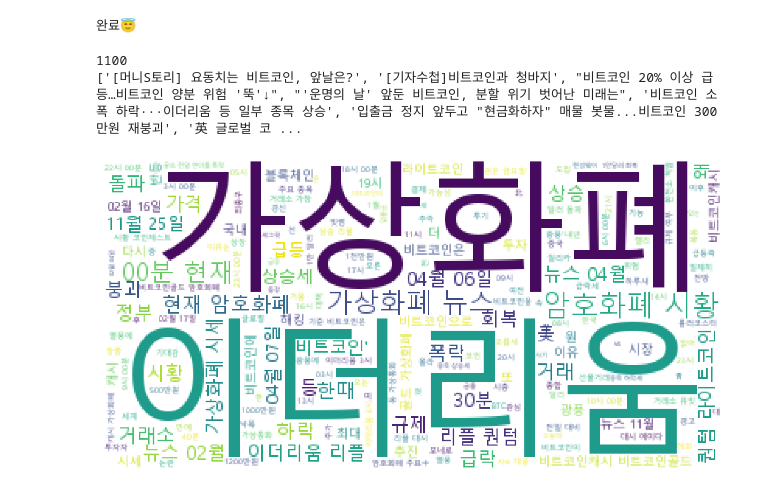
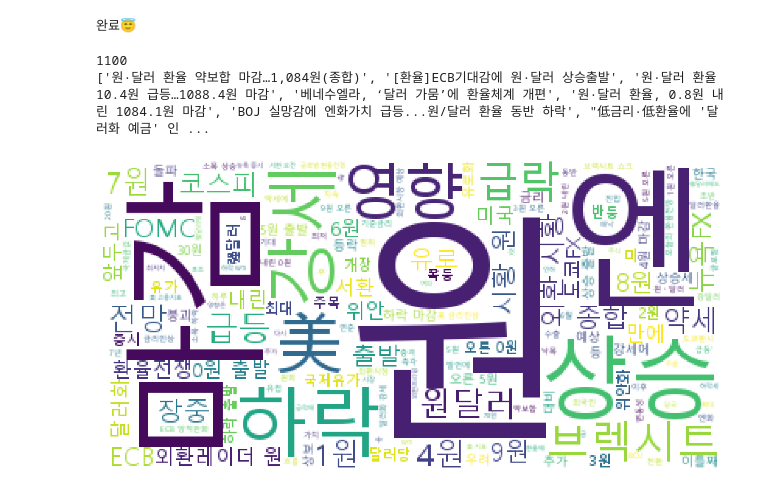
Before and after one commit to Ahram-Jeong/data-analysis-project, a Jupyter notebook: notebooks/BitcoinDataAnalysisV2_2014_2019.ipynb, the cells around one changed output. Drawn from its saved outputs; the diff is of its cells as text; code cells hidden in the pictures.

```diff
--- a/notebooks/BitcoinDataAnalysisV2_2014_2019.ipynb
+++ b/notebooks/BitcoinDataAnalysisV2_2014_2019.ipynb
@@ -406,6 +421,6 @@ plt.show()
 # %%
-# 비트코인 주간 티커 데이터 수집
-ticker_wk = ticker_data_wk(bitcoin, start_date, end_date)
+# 주간 티커 데이터 수집
+ticker_wk = ticker_data_wk(usd, start_date, end_date)
 ticker_wk
 # %% [output]
 [*********************100%%**********************]  1 of 1 completed
@@ -493,16 +508,16 @@ print(len(news_titles))
 print(news_titles)
 # %% [output]
 1100
-['[머니S토리] 요동치는 비트코인, 앞날은?', '[기자수첩]비트코인과 청바지', "비트코인 20% 이상 급등…비트코인 양분 위험 '뚝'↓", "'운명의 날' 앞둔 비트코인, 분할 위기 벗어난 미래는", '비트코인 소폭 하락···이더리움 등 일부 종목 상승', '입출금 정지 앞두고 "현금화하자" 매물 봇물...비트코인 300만원 재붕괴', '英 글로벌 코 ...
+['원·달러 환율 약보합 마감…1,084원(종합)', '[환율]ECB기대감에 원·달러 상승출발', '원·달러 환율 10.4원 급등…1088.4원 마감', '베네수엘라, ‘달러 가뭄’에 환율체계 개편', '원·달러 환율, 0.8원 내린 1084.1원 마감', 'BOJ 실망감에 엔화가치 급등...원/달러 환율 동반 하락', "低금리·低환율에 '달러화 예금' 인 ...
 # %%
 # 워드클라우드를 통한 핵심 키워드 시각화
 text = ",".join(news_titles)
 f_path = "C:\Windows\Fonts\malgun.ttf"
 
-wc = WordCloud(font_path = f_path, random_state = 42, background_color = "white", stopwords = ["비트코인"]).generate(text)
+wc = WordCloud(font_path = f_path, random_state = 42, background_color = "white").generate(text)
 plt.figure(figsize = (15, 10))
 plt.axis("off")
 plt.imshow(wc, interpolation = "None")
 plt.show()
 # %% [output]
-[figure, old version]
+[figure, new version]
```
Also changed, not shown: parts of 7 cells of this notebook, 2 other files.
